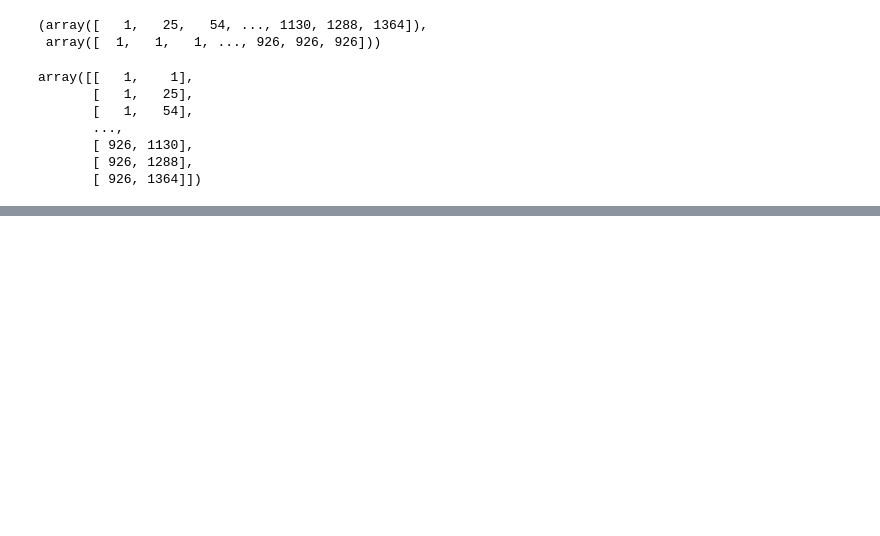
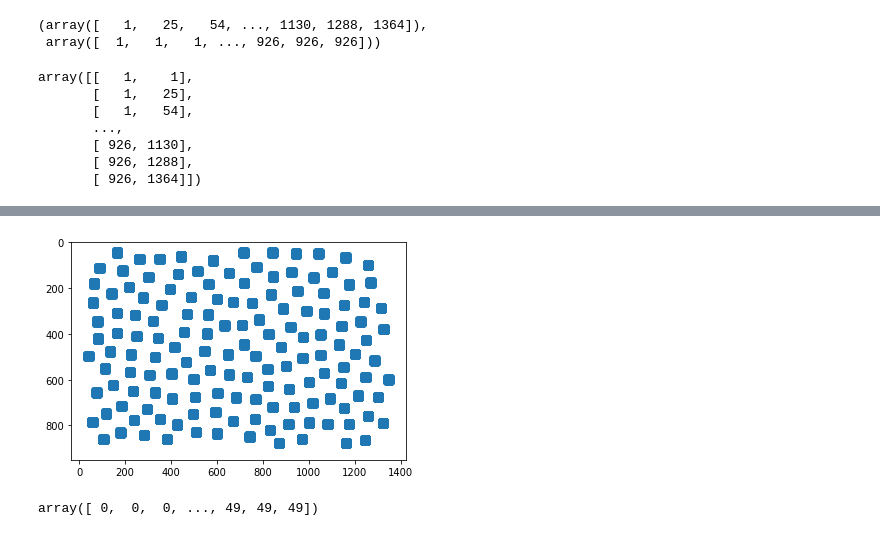
Before and after one commit to DiscoveryDNA/reading_czi_stack_videos_GH, a Jupyter notebook: notebooks/5_Nucleus_Perimeter_ST.ipynb, the cells around one changed output, grey strips where cells are left out. Cells and saved outputs as stored; diff of their text form; code cells hidden in the pictures; blank space fills up the shorter version.

```diff
--- a/notebooks/Nucleus_Perimeter_ST.ipynb
+++ b/notebooks/5_Nucleus_Perimeter_ST.ipynb
@@ -259,0 +262,31 @@ from sklearn.cluster import DBSCAN
+# %%
+#get center coordinates (each center is equal to 1),
+#and the coordinates are the indices for row and column of the 1 value in matrix
+
+y_len = len(Local_max_bigger)
+x_len = len(Local_max_bigger[1])
+centersX = []
+centersY = []
+for j in range(y_len):
+    for i in range(x_len):
+        if Local_max_bigger[j][i] > 0:
+            centersX.append(i)
+            centersY.append(j)
+# %%
+centers = pd.DataFrame({"x":centersX,
+                        "y": centersY})
+# plt.imshow(EdgeMask_gauss, "Greys");
+plt.scatter(centers["x"], centers["y"])
+plt.ylim([950, 0]);
+# plt.axis((0, 310, 200, 0)); #notice that centers are all squares
+# %% [output]
+[figure, added]
+# %%
+#eps maximum distance to be considered cluster
+#min_samples needed to create a cluster
+from sklearn.cluster import DBSCAN
+cluster_ft = DBSCAN(eps=60, min_samples=4)
+labels = cluster_ft.fit_predict(centers)
+labels
+# %% [output]
+array([ 0,  0,  0, ..., 49, 49, 49])
```
Also changed, not shown: parts of 19 cells of this notebook.
